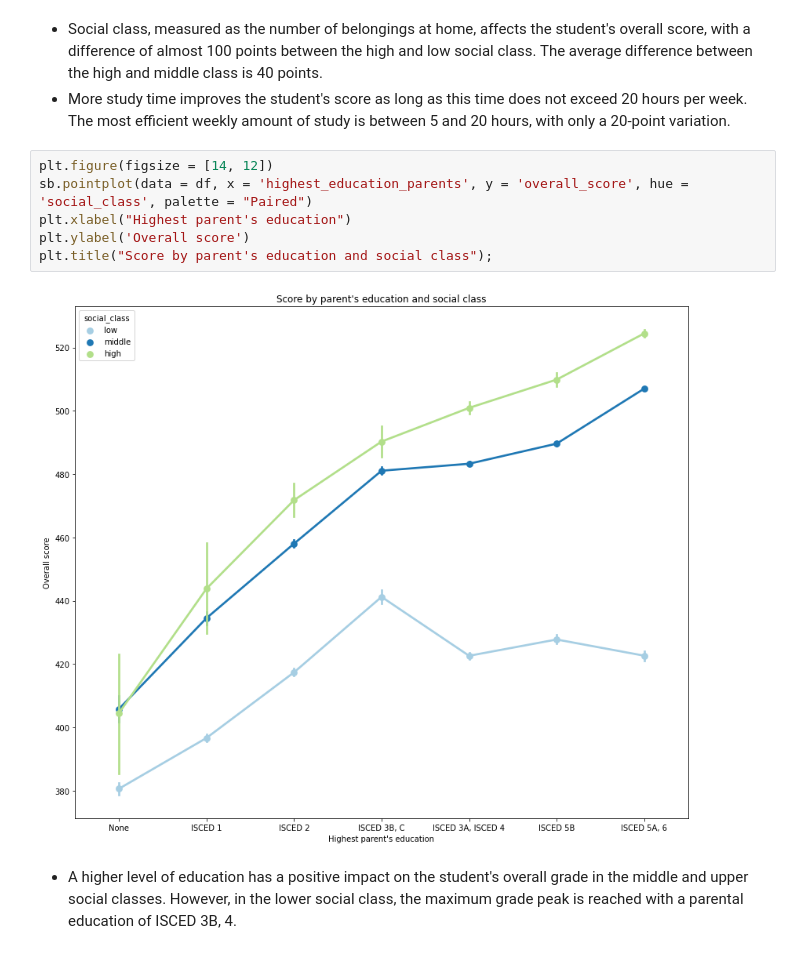
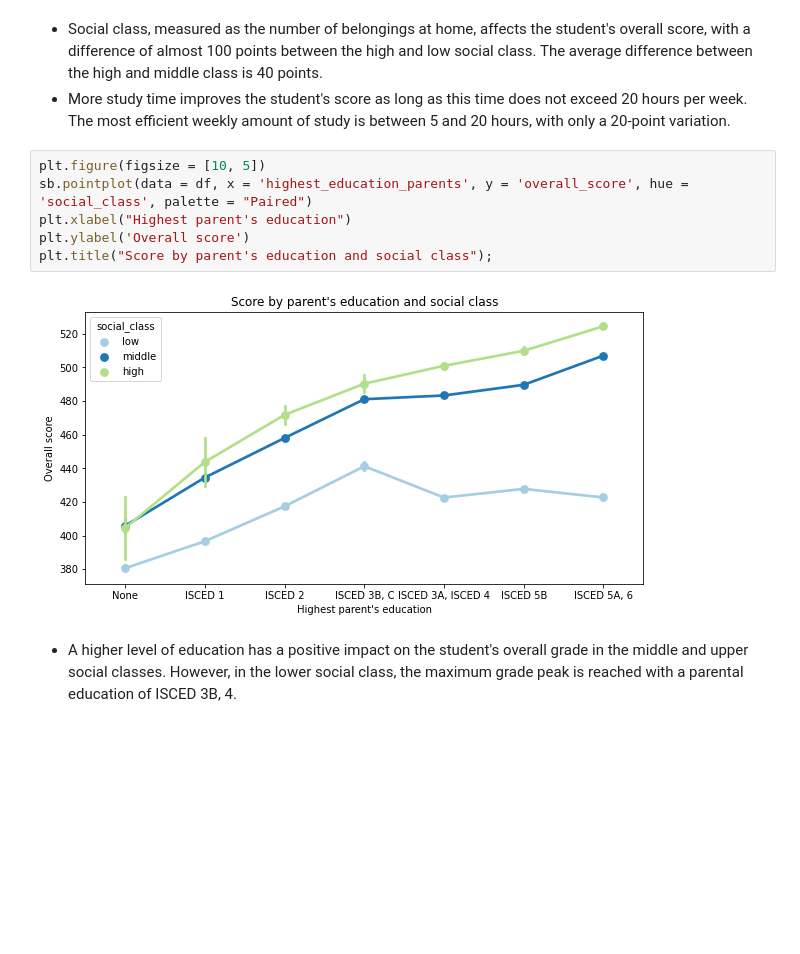
Before and after one commit to rubenvf/Comunicate-PISA-Findings, a Jupyter notebook: pisa_exploration.ipynb, the cells around one changed output. Saved outputs shown, nothing was run; the diff lists cells and outputs as text; blank space fills up the shorter version.

```diff
--- a/pisa_exploration.ipynb
+++ b/pisa_exploration.ipynb
@@ -614,13 +634,13 @@ plt.title('Score by social class and learning time');
 - Social class, measured as the number of belongings at home, affects the student's overall score, with a difference of almost 100 points between the high and low social class. The average difference between the high and middle class is 40 points.
 - More study time improves the student's score as long as this time does not exceed 20 hours per week. The most efficient weekly amount of study is between 5 and 20 hours, with only a 20-point variation.
 # %%
-plt.figure(figsize = [14, 12])
+plt.figure(figsize = [10, 5])
 sb.pointplot(data = df, x = 'highest_education_parents', y = 'overall_score', hue = 'social_class', palette = "Paired")
 plt.xlabel("Highest parent's education")
 plt.ylabel('Overall score')
 plt.title("Score by parent's education and social class");
 # %% [output]
-[figure, old version]
+[figure, new version]
 # %% [markdown]
 - A higher level of education has a positive impact on the student's overall grade in the middle and upper social classes. However, in the lower social class, the maximum grade peak is reached with a parental education of ISCED 3B, 4.
 # %%
```
Also changed, not shown: parts of 12 cells of this notebook.
